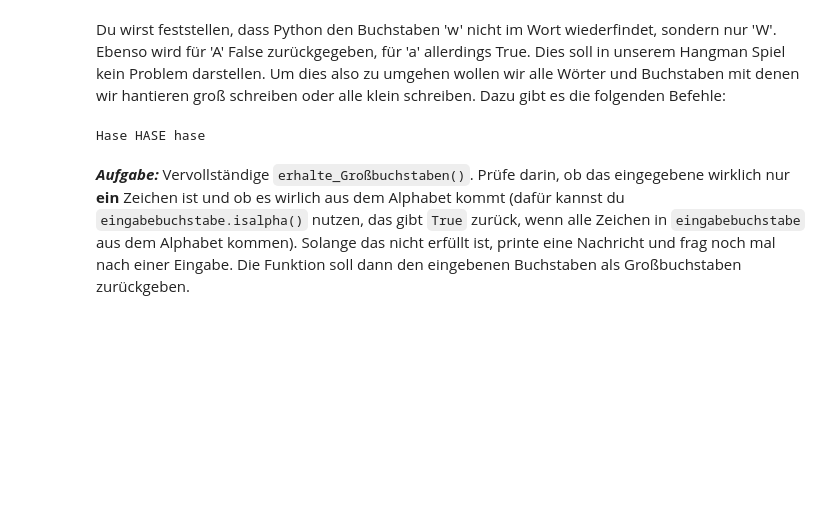
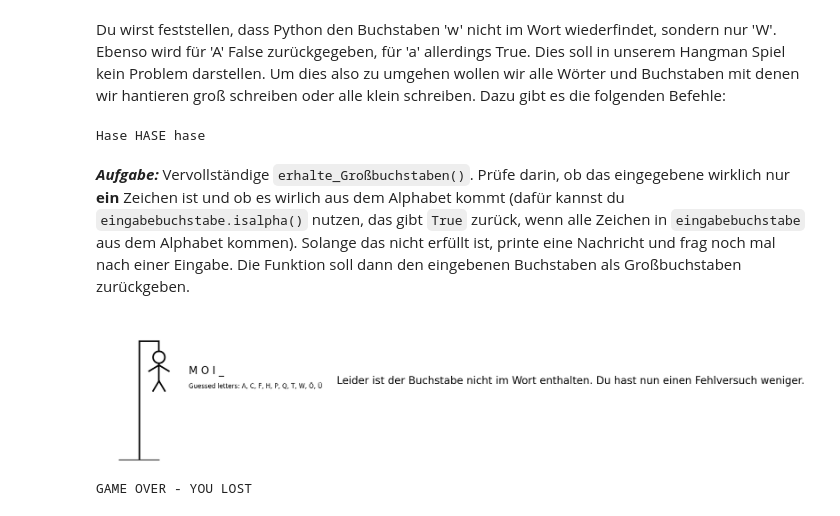
Before and after one commit to Perimora/Starcode, a Jupyter notebook: main.ipynb, the cells around one changed output. Drawn from its saved outputs; the diff is of its cells as text; code cells hidden in the pictures; blank space fills up the shorter version.

```diff
--- a/main.ipynb
+++ b/main.ipynb
@@ -609,3 +612,10 @@ def erhalte_Großbuchstaben():
         eingabebuchstabe = input("Gib einen Großbuchstaben ein: ")
 
     return eingabebuchstabe.upper()
+# %%
+from hangman_Minh_Anh import starte_Hangmanspiel
+
+starte_Hangmanspiel(["moin"])
+# %% [output]
+[figure, added]
+GAME OVER - YOU LOST
```
Also changed, not shown: parts of 1 cell of this notebook, 2 other files.
